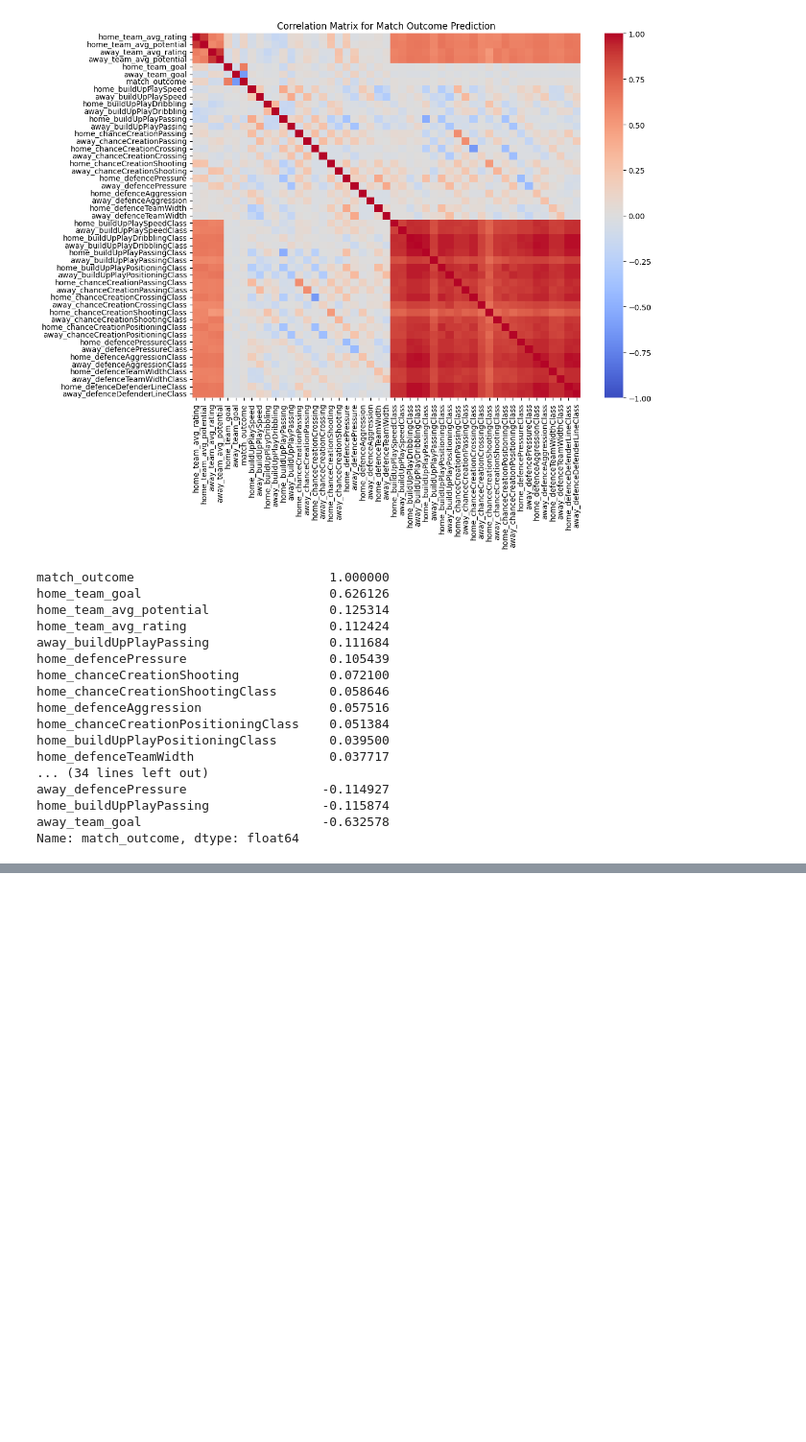
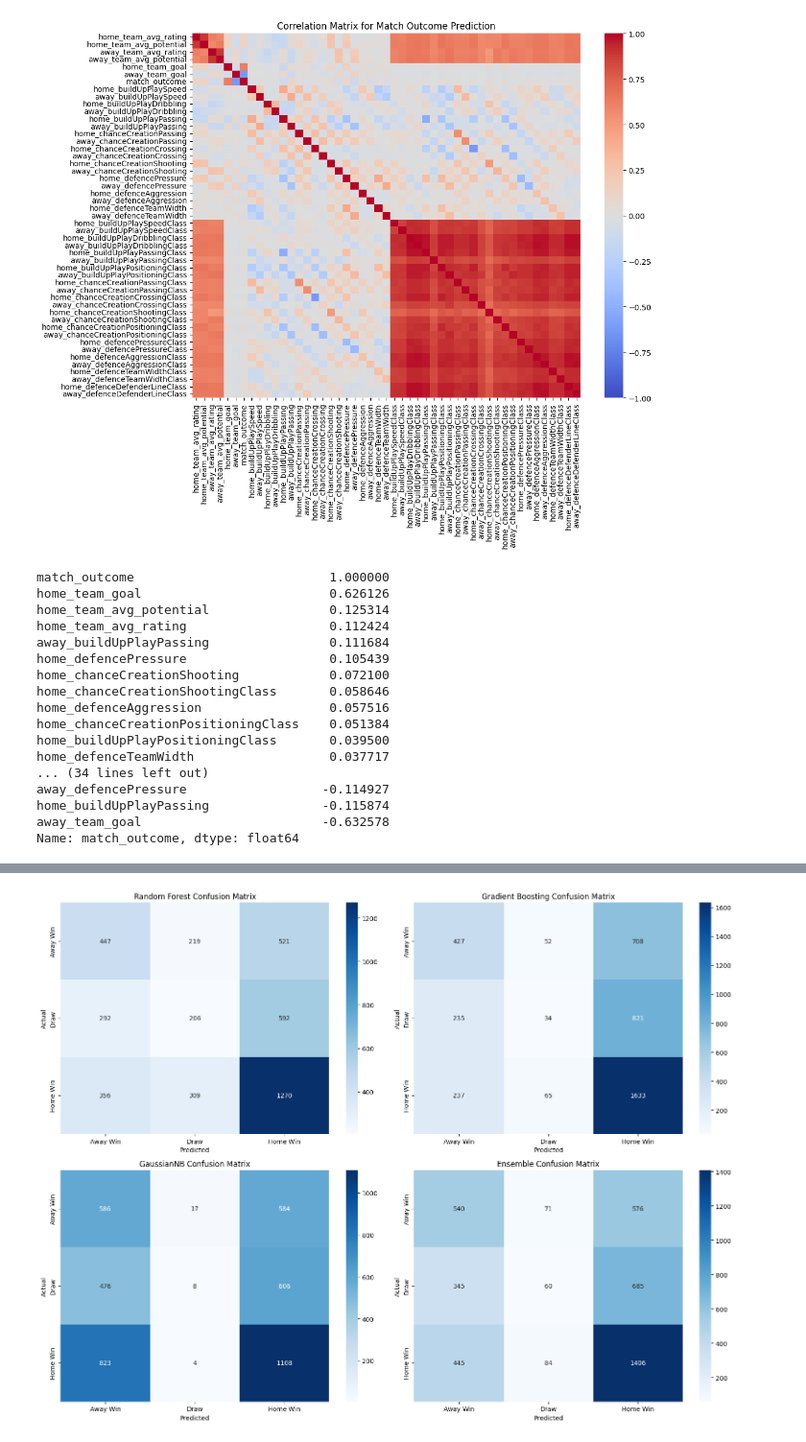
Before and after one commit to Shrimadh/ALDA, a Jupyter notebook: match_outcome_prediction.ipynb, the cells around one changed output, grey strips where cells are left out. Shown at 96% size. Saved outputs shown, nothing was run; the diff lists cells and outputs as text; code cells hidden in the pictures; blank space fills up the shorter version.

```diff
--- a/match_outcome_prediction.ipynb
+++ b/match_outcome_prediction.ipynb
@@ -839,0 +563,77 @@ Fitting 3 folds for each of 81 candidates, totalling 243 fits
+# %%
+from sklearn.naive_bayes import GaussianNB
+from sklearn.ensemble import VotingClassifier
+# Initialize individual models
+rf_model = RandomForestClassifier(n_estimators=500, random_state=42, class_weight='balanced')
+gb_classifier = GradientBoostingClassifier(n_estimators=500, random_state=42)
+nb_model = GaussianNB()
+
+# Ensemble model with majority voting
+ensemble_model = VotingClassifier(
+    estimators=[
+        ('rf', rf_model),
+        ('gb', gb_classifier),
+        ('nb', nb_model)
+    ],
+    voting='soft'  # 'soft' for probability-based voting
+)
+
+# Fit and evaluate individual models
+rf_model.fit(X_train_scaled, y_train)
+gb_classifier.fit(X_train_scaled, y_train)
+nb_model.fit(X_train_scaled, y_train)
+
+# Predict and evaluate each model
+def evaluate_model(model, X_test, y_test, model_name):
+    predictions = model.predict(X_test)
+    accuracy = accuracy_score(y_test, predictions)
+    conf_matrix = confusion_matrix(y_test, predictions)
+    class_report = classification_report(y_test, predictions, target_names=['Away Win', 'Draw', 'Home Win'])
+
+    print(f"\n{model_name} Results:")
+    print(f"Accuracy: {accuracy:.4f}")
+    print("Classification Report:")
+    print(class_report)
+    print("Confusion Matrix:")
+    print(conf_matrix)
+    return conf_matrix
+
+# Random Forest evaluation
+rf_conf_matrix = evaluate_model(rf_model, X_test_scaled, y_test, "Random Forest")
+
+# Gradient Boosting evaluation
+gb_conf_matrix = evaluate_model(gb_classifier, X_test_scaled, y_test, "Gradient Boosting")
+
+# GaussianNB evaluation
+nb_conf_matrix = evaluate_model(nb_model, X_test_scaled, y_test, "GaussianNB")
+
+# Train and evaluate the ensemble model
+ensemble_model.fit(X_train_scaled, y_train)
+ensemble_predictions = ensemble_model.predict(X_test_scaled)
+ensemble_accuracy = accuracy_score(y_test, ensemble_predictions)
+ensemble_conf_matrix = confusion_matrix(y_test, ensemble_predictions)
+ensemble_class_report = classification_report(y_test, ensemble_predictions, target_names=['Away Win', 'Draw', 'Home Win'])
+
+print("\nEnsemble Model Results:")
+print(f"Accuracy: {ensemble_accuracy:.4f}")
+print("Classification Report:")
+print(ensemble_class_report)
+print("Confusion Matrix:")
+print(ensemble_conf_matrix)
+
+# Plot confusion matrices for each model and the ensemble
+fig, axes = plt.subplots(2, 2, figsize=(16, 12))
+model_names = ["Random Forest", "Gradient Boosting", "GaussianNB", "Ensemble"]
+conf_matrices = [rf_conf_matrix, gb_conf_matrix, nb_conf_matrix, ensemble_conf_matrix]
+
+for ax, conf_matrix, model_name in zip(axes.flatten(), conf_matrices, model_names):
+    sns.heatmap(conf_matrix, annot=True, fmt='d', cmap='Blues', ax=ax,
+                xticklabels=['Away Win', 'Draw', 'Home Win'],
+                yticklabels=['Away Win', 'Draw', 'Home Win'])
+    ax.set_title(f'{model_name} Confusion Matrix')
+    ax.set_xlabel('Predicted')
+    ax.set_ylabel('Actual')
+
+plt.tight_layout()
+plt.show()
+# %% [output]
@@ -839,0 +657 @@ Fitting 3 folds for each of 81 candidates, totalling 243 fits
+[figure, added]
```
Also changed, not shown: parts of 3 cells of this notebook.
